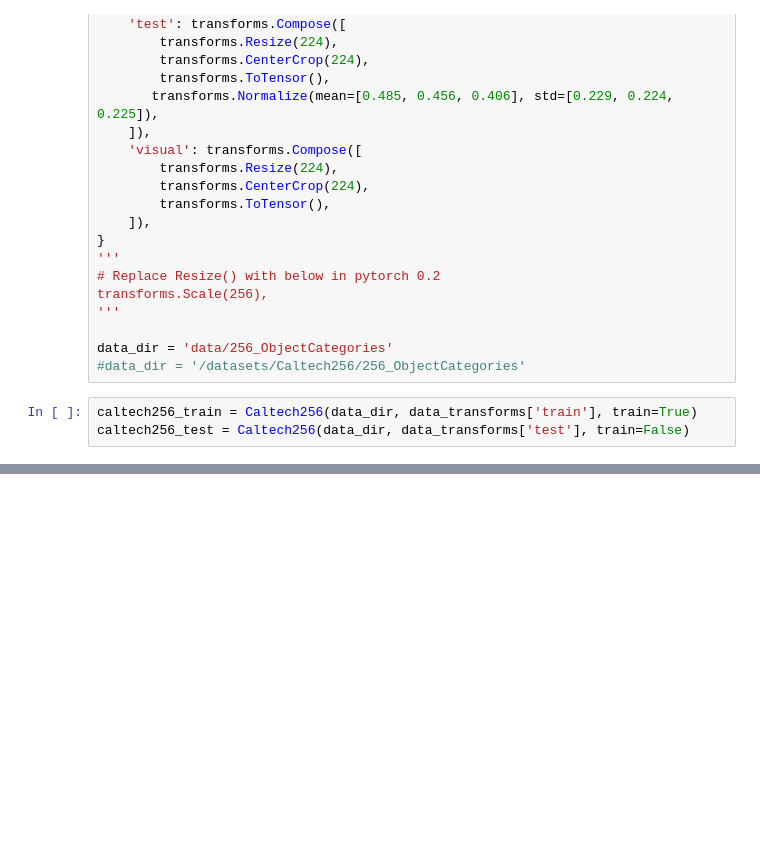
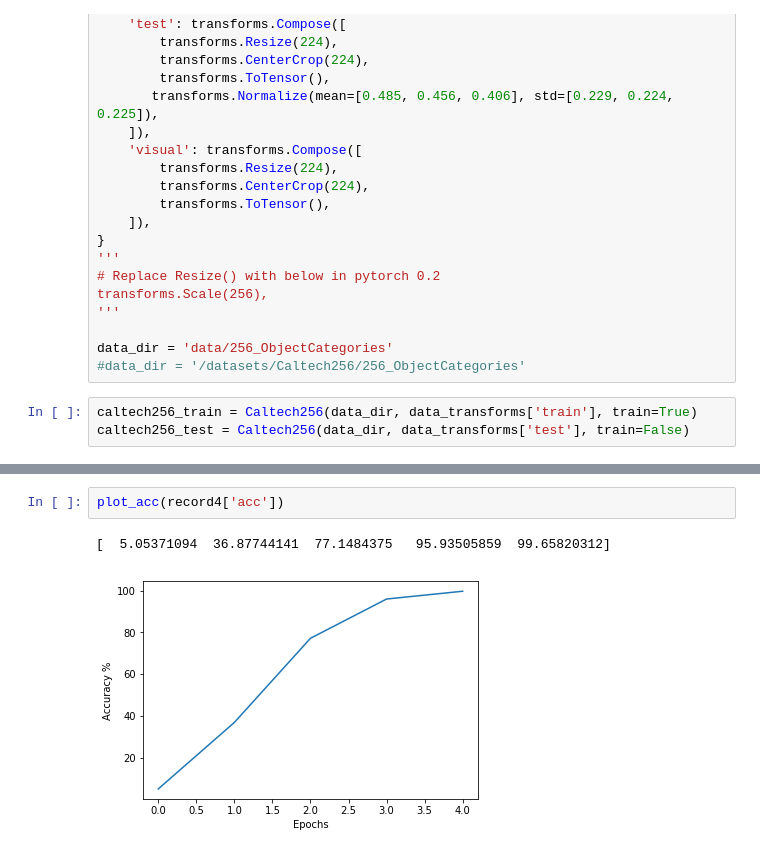
Before and after one commit to Fnjn/UCSD-CSE-253, a Jupyter notebook: hw3/feature_extraction.ipynb, the cells around one changed output, grey strips where cells are left out. Saved outputs shown, nothing was run; the diff lists cells and outputs as text; blank space fills up the shorter version.

```diff
--- a/hw3/feature_extraction.ipynb
+++ b/hw3/feature_extraction.ipynb
@@ -87,0 +149,5 @@ each_class_accuracy(vgg_fe4, caltech256_test)
+# %%
+plot_acc(record4['acc'])
+# %% [output]
+[  5.05371094  36.87744141  77.1484375   95.93505859  99.65820312]
+[figure, added]
```
Also changed, not shown: parts of 12 cells of this notebook, 5 other files.
